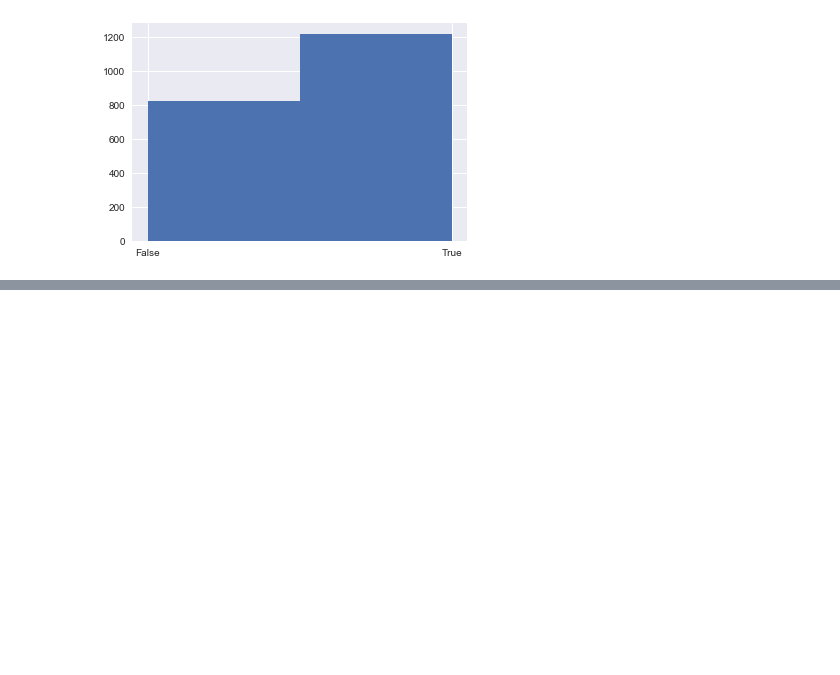
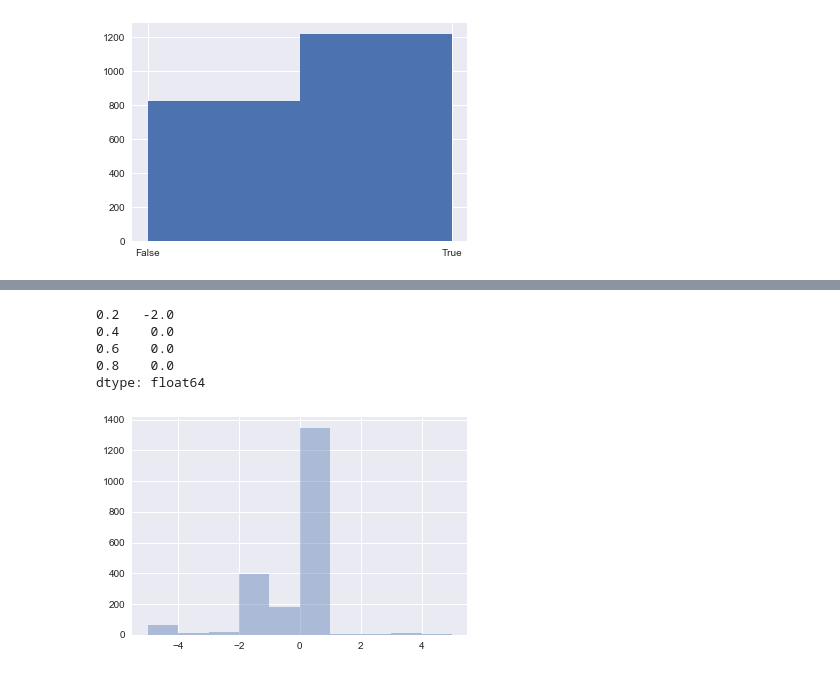
Before and after one commit to nc-looks/PythonBasics, a Jupyter notebook: Work/TAProdDataAnalysis/TAProdDataAnalysis.ipynb, the cells around one changed output, grey strips where cells are left out. Drawn from its saved outputs; the diff is of its cells as text; code cells hidden in the pictures; blank space fills up the shorter version.

```diff
--- a/Work/TAProdDataAnalysis/TAProdDataAnalysis.ipynb
+++ b/Work/TAProdDataAnalysis/TAProdDataAnalysis.ipynb
@@ -261,18 +88,0 @@ retirementAge.quantile([0.2, 0.4, 0.6, 0.8])
-# %%
-#Visualization 8.3: Distribution of difference in desired and recommended retirement ages
-
-new = df.iloc[:,[3, 102]]
-difference = new.retirement_age - new.recommended_retirement_age
-#questionable
-#great = diff[diff>0]
-#lower = diff[diff<0]
-
-sns.set()
-bins=[-10,-5,-3,-2,-1,0,1,2,3,5,10]
-plt.hist(difference, bins=bins)
-
-
-#new[new.retirement_age!=new.recommended_retirement_age].shape[0]
-
-#quartiles or quantile data
-difference.quantile([0.2,0.4,0.6,0.8])
@@ -959,0 +250,20 @@ g.set(xlim=(60, 72))
+# %%
+#Visualization 8.3: Distribution of difference in desired and recommended retirement ages
+
+new = df.iloc[:,[3, 102]]
+dif = new['retirement_age'] - new['recommended_retirement_age']
+
+sns.set()
+bins=[-5, -4, -3,-2,-1,0,1,2,3,4,5]
+sns.distplot(difference, kde=False, bins=bins)
+
+
+#quartiles or quantile data
+difference.quantile([0.2,0.4,0.6,0.8])
+# %% [output]
+0.2   -2.0
+0.4    0.0
+0.6    0.0
+0.8    0.0
+dtype: float64
+[figure, added]
```
Also changed, not shown: parts of 49 cells of this notebook.
